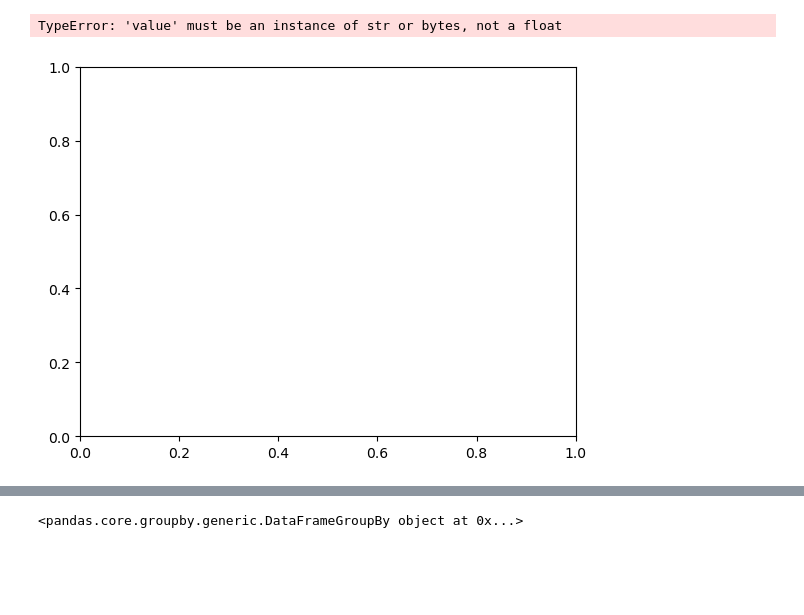
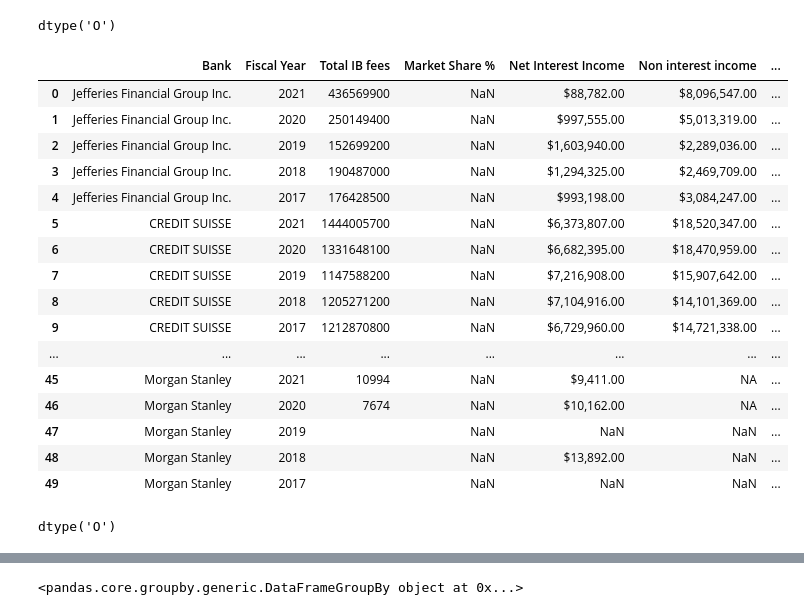
Before and after one commit to equitymarkets/InvestmentBanking, a Jupyter notebook: project_banks.ipynb, the cells around one changed output, grey strips where cells are left out. Saved outputs shown, nothing was run; the diff lists cells and outputs as text; code cells hidden in the pictures; blank space fills up the shorter version.

Commit message:
cleaning data

```diff
--- a/project_banks.ipynb
+++ b/project_banks.ipynb
@@ -150,26 +100,52 @@ bank_data_df
-# %%
-# Create a list of the years that we will use as our x axis
-years = [2017,2018,2019,2020,2021]
-
-# Plot our line that will be used to track the first country's traveling companion percentage over the years
-plt.plot(bank_data_df['Fiscal Year'], bank_data_df['Total IB fees'], color="green")
-
-# Plot our line that will be used to track the second country's traveling companion percentage over the years
-#plt.plot(years, country2_traveler_over_time, color="blue", label=country2)
-
-# Plot our line that will be used to track the third country's traveling companion percentage over the years
-#plt.plot(years, country3_traveler_over_time, color="orange", label=country3)
-
-# Place a legend on the chart in what matplotlib believes to be the "best" location
-#plt.legend(loc="best")
-
-plt.title(" ")
-plt.xlabel("Years")
-#plt.xticks(np.arange(min(years), max(years)+1, 1.0))
-plt.ylabel("Total IB Fees")
-
-# Print our chart to the screen
-plt.show()
-# %% [output]
-TypeError: 'value' must be an instance of str or bytes, not a float
-[figure, removed]
+# %%
+bank_data_df["Total IB fees"].dtypes
+# %% [output]
+dtype('O')
+# %%
+#bank_data_df["Total IB fees"] = bank_data_df["Total IB fees"].map(lambda x: x.lstrip("$")).astype(float)
+
+
+bank_data_df["Total IB fees"] = bank_data_df["Total IB fees"].astype(str).str.replace("\D+","",regex=True)
+bank_data_df["Total IB fees"] = bank_data_df["Total IB fees"].map(lambda x: x.lstrip("$"))
+pd.to_numeric(bank_data_df["Total IB fees"])
+
+# bank_data_df["Net Interest Income"] = bank_data_df["Net Interest Income"].astype(str).str.replace("\D+","",regex=True)
+# bank_data_df["Net Interest Income"] = bank_data_df["Net Interest Income"].map(lambda x: x.lstrip("$"))
+# bank_data_df["Non interest income"] = bank_data_df["Non interest income"].astype(str).str.replace("\D+","",regex=True)
+# bank_data_df["Non interest income"] = bank_data_df["Non interest income"].map(lambda x: x.lstrip("$"))
+# bank_data_df["Total Revenue"] = bank_data_df["Total Revenue"].astype(str).str.replace("\D+","",regex=True)
+# bank_data_df["Total Revenue"] = bank_data_df["Total Revenue"].map(lambda x: x.lstrip("$"))
+# bank_data_df["Total non-interest expense"] = bank_data_df["Total non-interest expense"].astype(str).str.replace("\D+","",regex=True)
+# bank_data_df["Total non-interest expense"] = bank_data_df["Total non-interest expense"].map(lambda x: x.lstrip("$"))
+# bank_data_df["Net Income"] = bank_data_df["Net Income"].astype(str).str.replace("\D+","",regex=True)
+# bank_data_df["Net Income"] = bank_data_df["Net Income"].map(lambda x: x.lstrip("$"))
+# bank_data_df["Total Liabilities"] = bank_data_df["Total Liabilities"].astype(str).str.replace("\D+","",regex=True)
+# bank_data_df["Total Liabilities"] = bank_data_df["Total Liabilities"].map(lambda x: x.lstrip("$"))
+
+
+#seems to work now but keep this for a while
+#bank_data_df['Fiscal Year'] = bank_data_df['Fiscal Year'].astype('int64')
+
+bank_data_df['Total IB fees']
+# %% [output]
+|  | Bank | Fiscal Year | Total IB fees | Market Share % | Net Interest Income | Non interest income | ... |
+| 0 | Jefferies Financial Group Inc. | 2021 | 436569900 | NaN | $88,782.00 | $8,096,547.00 | ... |
+| 1 | Jefferies Financial Group Inc. | 2020 | 250149400 | NaN | $997,555.00 | $5,013,319.00 | ... |
+| 2 | Jefferies Financial Group Inc. | 2019 | 152699200 | NaN | $1,603,940.00 | $2,289,036.00 | ... |
+| 3 | Jefferies Financial Group Inc. | 2018 | 190487000 | NaN | $1,294,325.00 | $2,469,709.00 | ... |
+| 4 | Jefferies Financial Group Inc. | 2017 | 176428500 | NaN | $993,198.00 | $3,084,247.00 | ... |
+| 5 | CREDIT SUISSE | 2021 | 1444005700 | NaN | $6,373,807.00 | $18,520,347.00 | ... |
+| 6 | CREDIT SUISSE | 2020 | 1331648100 | NaN | $6,682,395.00 | $18,470,959.00 | ... |
+| 7 | CREDIT SUISSE | 2019 | 1147588200 | NaN | $7,216,908.00 | $15,907,642.00 | ... |
+| 8 | CREDIT SUISSE | 2018 | 1205271200 | NaN | $7,104,916.00 | $14,101,369.00 | ... |
+| 9 | CREDIT SUISSE | 2017 | 1212870800 | NaN | $6,729,960.00 | $14,721,338.00 | ... |
+| ... | ... | ... | ... | ... | ... | ... | ... |
+| 45 | Morgan Stanley | 2021 | 10994 | NaN | $9,411.00 | NA | ... |
+| 46 | Morgan Stanley | 2020 | 7674 | NaN | $10,162.00 | NA | ... |
+| 47 | Morgan Stanley | 2019 |  | NaN | NaN | NaN | ... |
+| 48 | Morgan Stanley | 2018 |  | NaN | $13,892.00 | NaN | ... |
+| 49 | Morgan Stanley | 2017 |  | NaN | NaN | NaN | ... |
+# %%
+bank_data_df['Total IB fees'].dtypes
+# %% [output]
+dtype('O')
```
Also changed, not shown: parts of 19 cells of this notebook, 2 other files.
